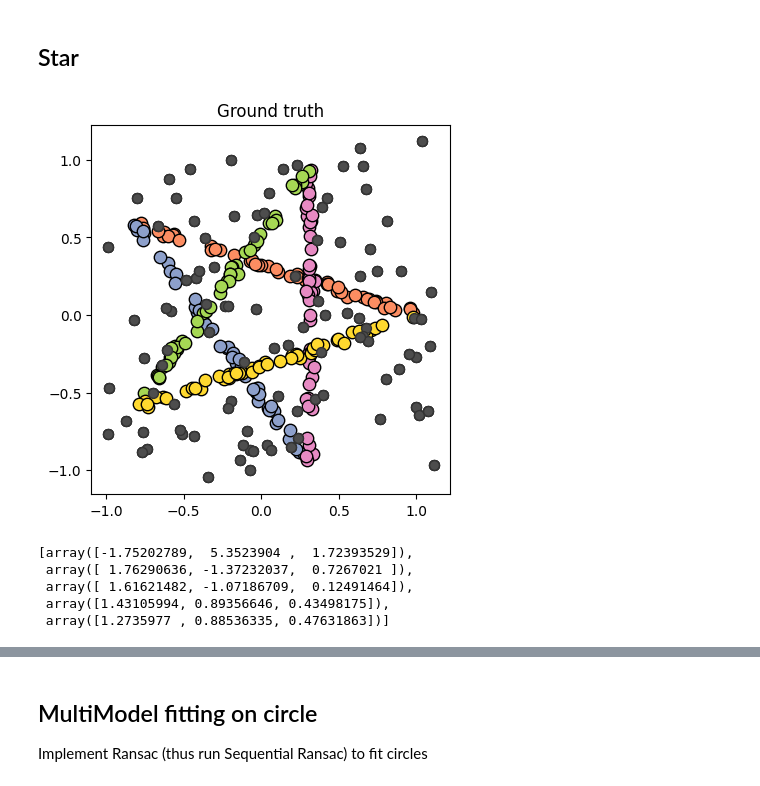
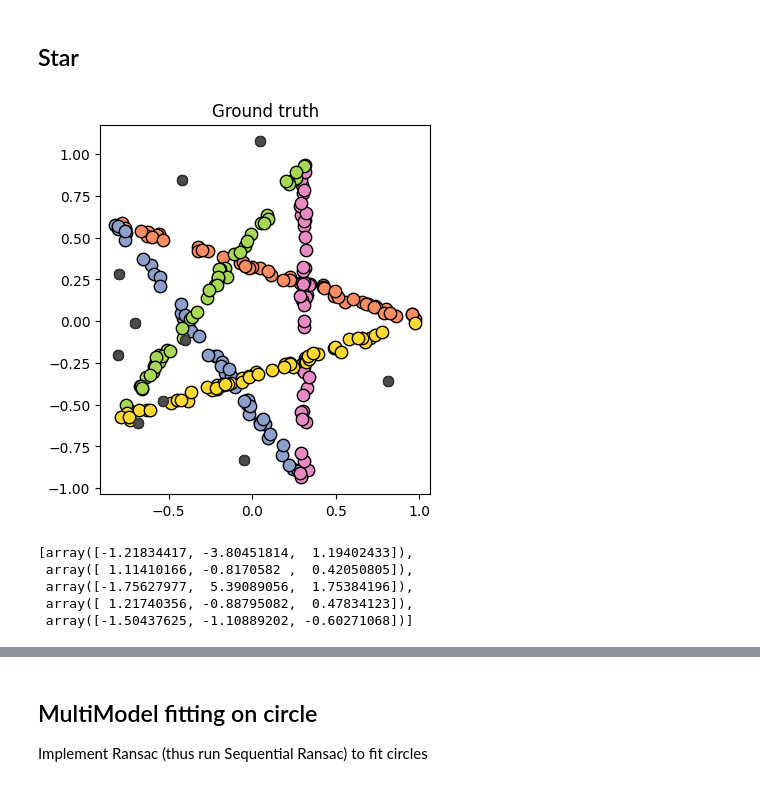
Before and after one commit to AngelaRemolina/MMMIP-Assignments, a Jupyter notebook: Lez24_Multi_Model_Fitting/lez_24_Multi_Model_Fitting.ipynb, the cells around one changed output, grey strips where cells are left out. Drawn from its saved outputs; the diff is of its cells as text; code cells hidden in the pictures.

```diff
--- a/Lez24_Multi_Model_Fitting/lez_24_Multi_Model_Fitting.ipynb
+++ b/Lez24_Multi_Model_Fitting/lez_24_Multi_Model_Fitting.ipynb
@@ -319,35 +319,35 @@ epsi = 0.02  # inlier threshold for ransac
 temp = loadmat(f'{rootfolder}/data/star5.mat')
 
 X = temp["X"]  # data
 G = temp["G"]  # ground truth or label (1: normal, 0: outlier)
 
 # model specification
 # functions to fit and compute residuals are already invoked in the function
 cardmss = 2  # minimum number of points required to fit a model
 kappa = 5  # number of models to be extracted by sequential ransac
 
 #  plotting params
 bw = 0.01
 col = "b"
 temp = loadmat(f"{rootfolder}/data/cmap.mat")
 cmap = temp["cmap"]
 
 # add outliers
-nOut = 100
+nOut = 10
 
 # add outlier and update groundtruth
 X = addOutliersInBB(X, nOut)
 
 # update the label, considering that X previous command has appended nOut otliers
 G = np.append(G, np.zeros(nOut))  # append zeros for new outliers
 
 plt.figure(1)
 display_clust(X, G, cmap)
 plt.title("Ground truth")
 plt.gca().set_aspect("equal")
 plt.show()
 # %% [output]
-[figure, old version]
+[figure, new version]
 # %%
 Y = X.copy() # take a copy of X to be modified
 
@@ -381,11 +381,11 @@ while cnt < kappa:
 # %%
 currentModel
 # %% [output]
-[array([-1.75202789,  5.3523904 ,  1.72393529]),
- array([ 1.76290636, -1.37232037,  0.7267021 ]),
- array([ 1.61621482, -1.07186709,  0.12491464]),
- array([1.43105994, 0.89356646, 0.43498175]),
- array([1.2735977 , 0.88536335, 0.47631863])]
+[array([-1.21834417, -3.80451814,  1.19402433]),
+ array([ 1.11410166, -0.8170582 ,  0.42050805]),
+ array([-1.75627977,  5.39089056,  1.75384196]),
+ array([ 1.21740356, -0.88795082,  0.47834123]),
+ array([-1.50437625, -1.10889202, -0.60271068])]
 # %%
 Y = X.copy()
 plt.gca().set_aspect("equal")
```
Also changed, not shown: parts of 8 cells of this notebook.
